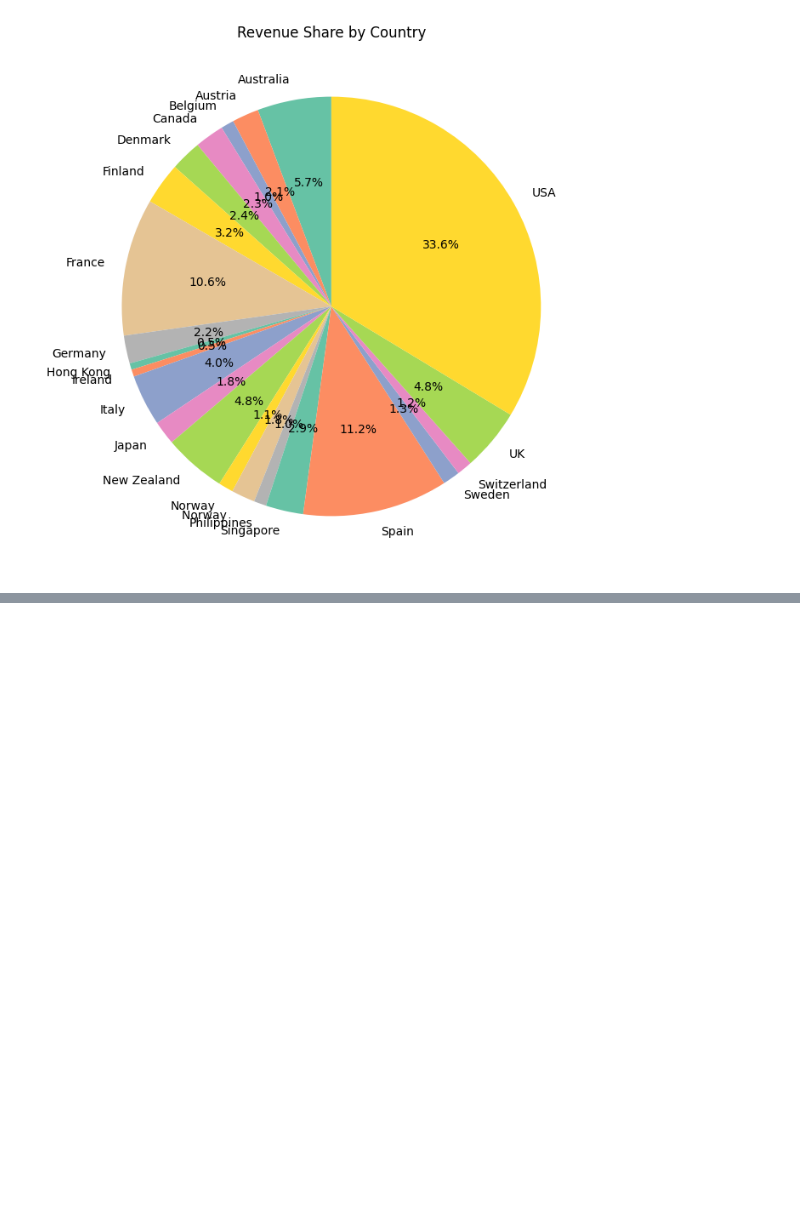
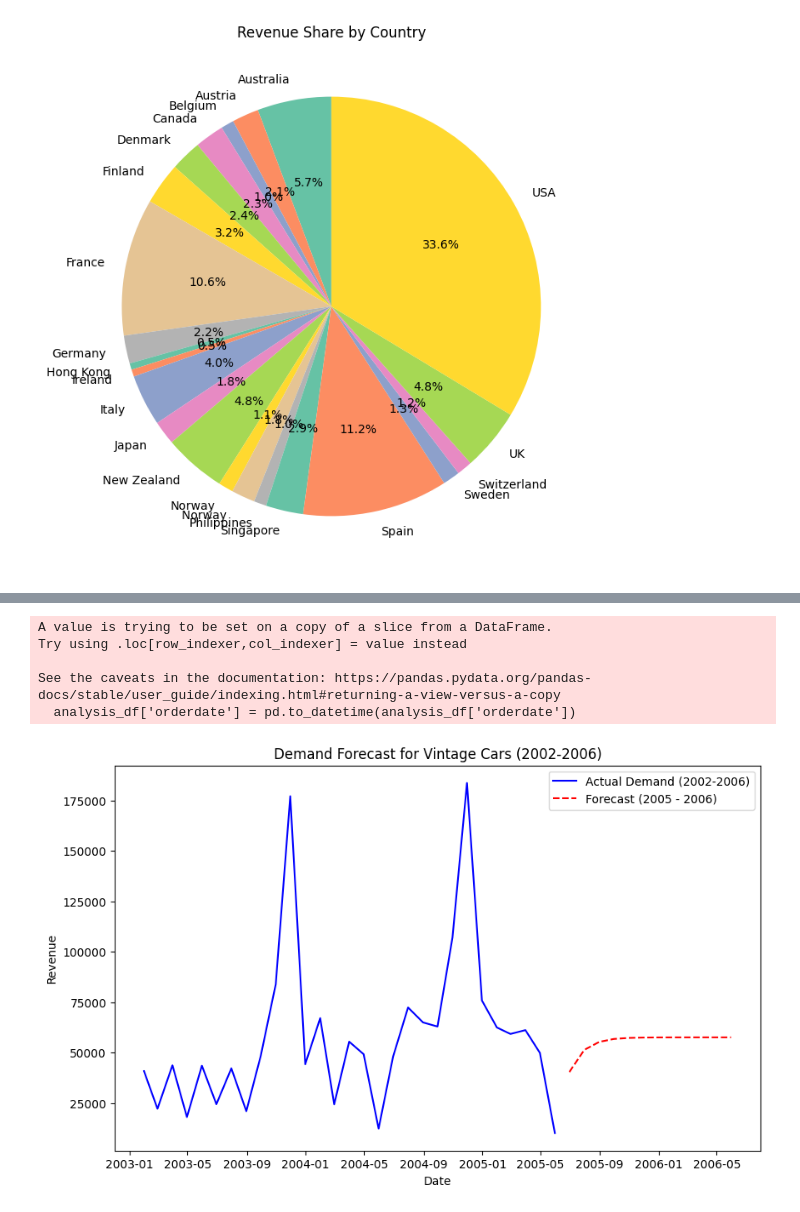
Before and after one commit to kweyup7/Business-Intelligence-2-Assignment, a Jupyter notebook: work.ipynb, the cells around one changed output, grey strips where cells are left out. Cells and saved outputs as stored; diff of their text form; code cells hidden in the pictures; blank space fills up the shorter version.

```diff
--- a/work.ipynb
+++ b/work.ipynb
@@ -479,0 +564,46 @@ plt.show()
+# %%
+from statsmodels.tsa.arima.model import ARIMA
+import matplotlib.pyplot as plt
+import pandas as pd
+
+# Assuming 'analysis_df' already contains the required 'orderdate', 'productline', and 'revenue' columns.
+
+# Convert orderdate to datetime if it's not already
+analysis_df['orderdate'] = pd.to_datetime(analysis_df['orderdate'])
+
+# Filter the data for the years 2002 to 2007
+filtered_df = analysis_df[(analysis_df['orderdate'].dt.year >= 2002) & (analysis_df['orderdate'].dt.year <= 2006)]
+
+# Aggregate demand by product line over time
+demand = filtered_df.groupby(['orderdate', 'productline'])['revenue'].sum().unstack()
+
+# Fit ARIMA model for a specific product line
+product_line = 'Vintage Cars'
+demand_series = demand[product_line]
+
+# Resample the data to monthly frequency (if it's not already in monthly format)
+demand_series = demand_series.resample('M').sum()
+
+# Fit ARIMA model (order=(1, 1, 1) is an example; you can adjust as needed)
+model = ARIMA(demand_series, order=(1, 1, 1))
+results = model.fit()
+
+# Forecast future demand (12 months ahead)
+forecast = results.forecast(steps=12)
+
+# Plot actual data from 2002 to 2007 and forecasted data
+plt.figure(figsize=(10, 6))
+plt.plot(demand_series, label='Actual Demand (2002-2006)', color='blue')
+plt.plot(pd.date_range(demand_series.index[-1], periods=13, freq='M')[1:], forecast, label='Forecast (2005 - 2006)', linestyle='--', color='red')
+plt.legend()
+plt.title(f'Demand Forecast for {product_line} (2002-2006)')
+plt.xlabel('Date')
+plt.ylabel('Revenue')
+plt.show()
+# %% [output]
+A value is trying to be set on a copy of a slice from a DataFrame.
+Try using .loc[row_indexer,col_indexer] = value instead
+
+See the caveats in the documentation: https://pandas.pydata.org/pandas-docs/stable/user_guide/indexing.html#returning-a-view-versus-a-copy
+  analysis_df['orderdate'] = pd.to_datetime(analysis_df['orderdate'])
+[figure, added]
```
Also changed, not shown: parts of 11 cells of this notebook, 2 other files.
